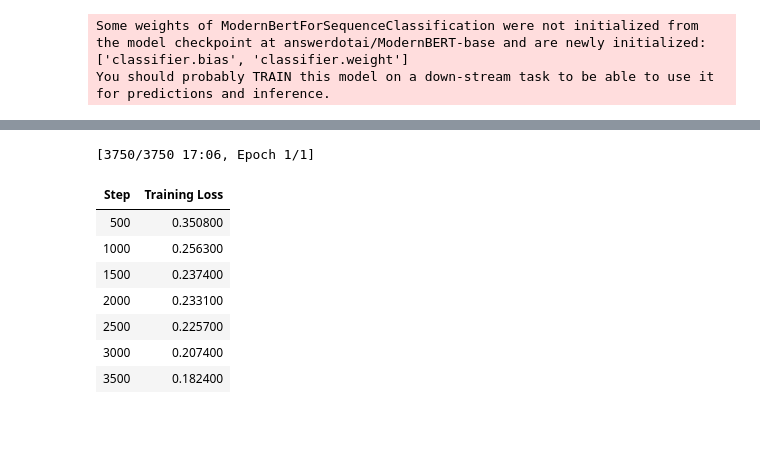
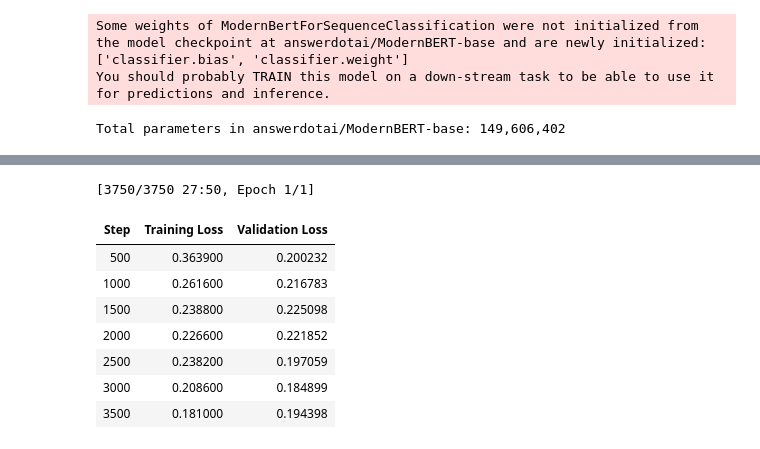
Before and after one commit to lmassaron/ml4dummies_3ed, a Jupyter notebook: ML4D3E_17_scoring_opinions_and_sentiments.ipynb, the cells around one changed output, grey strips where cells are left out. Drawn from its saved outputs; the diff is of its cells as text; code cells hidden in the pictures.

```diff
--- a/ML4D3E_17_scoring_opinions_and_sentiments.ipynb
+++ b/ML4D3E_17_scoring_opinions_and_sentiments.ipynb
@@ -221,9 +223,9 @@ Accuracy on test set: 0.8686
 from datasets import Dataset
 from transformers import AutoTokenizer
 
-model = "answerdotai/ModernBERT-base"
+model_name = "answerdotai/ModernBERT-base"
 
-tokenizer = AutoTokenizer.from_pretrained(model)
+tokenizer = AutoTokenizer.from_pretrained(model_name)
 
 def tokenize_function(examples):
     return tokenizer(examples["text"],
@@ -242,11 +244,16 @@ tokenized_test_dataset = tokenize_dataset(test)
 # %%
 from transformers import AutoModelForSequenceClassification
 
-model = AutoModelForSequenceClassification.from_pretrained(model,
+model = AutoModelForSequenceClassification.from_pretrained(model_name,
                                                            num_labels=2)
 # %% [output]
 Some weights of ModernBertForSequenceClassification were not initialized from the model checkpoint at answerdotai/ModernBERT-base and are newly initialized: ['classifier.bias', 'classifier.weight']
 You should probably TRAIN this model on a down-stream task to be able to use it for predictions and inference.
+# %%
+total_params = sum(p.numel() for p in model.parameters())
+print(f"Total parameters in {model_name}: {total_params:,}")
+# %% [output]
+Total parameters in answerdotai/ModernBERT-base: 149,606,402
 # %%
 from transformers import TrainingArguments, Trainer
 
@@ -258,6 +265,7 @@ training_args = TrainingArguments(
     learning_rate=2e-5,
     weight_decay=0.01,
     report_to="none",
+    eval_strategy="steps"
 )
 
 trainer = Trainer(
@@ -273,12 +281,12 @@ W0531 11:07:54.441000 354 torch/_inductor/utils.py:1137] [1/0] Not enough SMs to
-[3750/3750 17:06, Epoch 1/1]
+[3750/3750 27:50, Epoch 1/1]
-| Step | Training Loss |
-| 500 | 0.350800 |
-| 1000 | 0.256300 |
-| 1500 | 0.237400 |
-| 2000 | 0.233100 |
-| 2500 | 0.225700 |
-| 3000 | 0.207400 |
-| 3500 | 0.182400 |
+| Step | Training Loss | Validation Loss |
+| 500 | 0.363900 | 0.200232 |
+| 1000 | 0.261600 | 0.216783 |
+| 1500 | 0.238800 | 0.225098 |
+| 2000 | 0.226600 | 0.221852 |
+| 2500 | 0.238200 | 0.197059 |
+| 3000 | 0.208600 | 0.184899 |
+| 3500 | 0.181000 | 0.194398 |
 # %%
 import numpy as np
 from sklearn.metrics import accuracy_score
```
Also changed, not shown: parts of 10 cells of this notebook.
